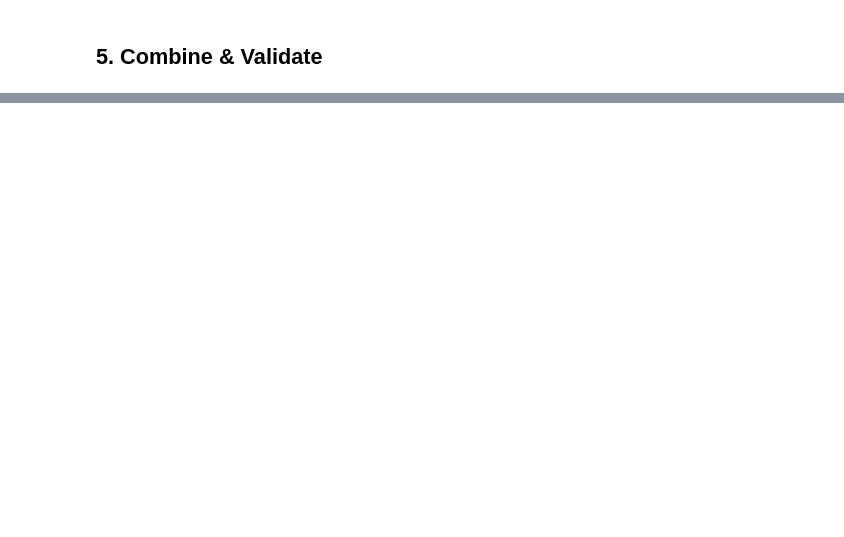
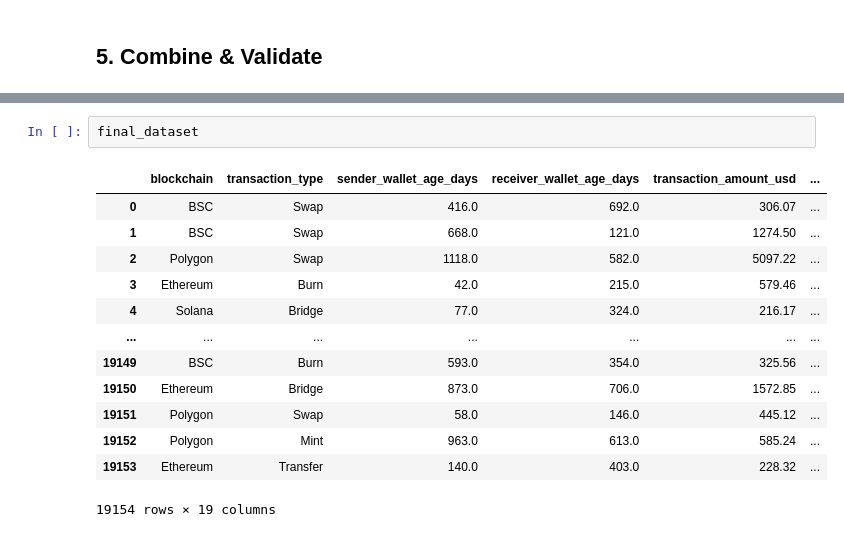
Before and after one commit to aekanshkhandelwal/Synthetic_Data_Generation, a Jupyter notebook: notebook.ipynb, the cells around one changed output, grey strips where cells are left out. Saved outputs shown, nothing was run; the diff lists cells and outputs as text; blank space fills up the shorter version.

```diff
--- a/notebook.ipynb
+++ b/notebook.ipynb
@@ -186,0 +262,16 @@ print("Saved final dataset to 'synthetic_fraud_dataset.csv'")
+# %%
+final_dataset
+# %% [output]
+|  | blockchain | transaction_type | sender_wallet_age_days | receiver_wallet_age_days | transaction_amount_usd | ... |
+| 0 | BSC | Swap | 416.0 | 692.0 | 306.07 | ... |
+| 1 | BSC | Swap | 668.0 | 121.0 | 1274.50 | ... |
+| 2 | Polygon | Swap | 1118.0 | 582.0 | 5097.22 | ... |
+| 3 | Ethereum | Burn | 42.0 | 215.0 | 579.46 | ... |
+| 4 | Solana | Bridge | 77.0 | 324.0 | 216.17 | ... |
+| ... | ... | ... | ... | ... | ... | ... |
+| 19149 | BSC | Burn | 593.0 | 354.0 | 325.56 | ... |
+| 19150 | Ethereum | Bridge | 873.0 | 706.0 | 1572.85 | ... |
+| 19151 | Polygon | Swap | 58.0 | 146.0 | 445.12 | ... |
+| 19152 | Polygon | Mint | 963.0 | 613.0 | 585.24 | ... |
+| 19153 | Ethereum | Transfer | 140.0 | 403.0 | 228.32 | ... |
+19154 rows × 19 columns
```
Also changed, not shown: parts of 11 cells of this notebook, 2 other files.
